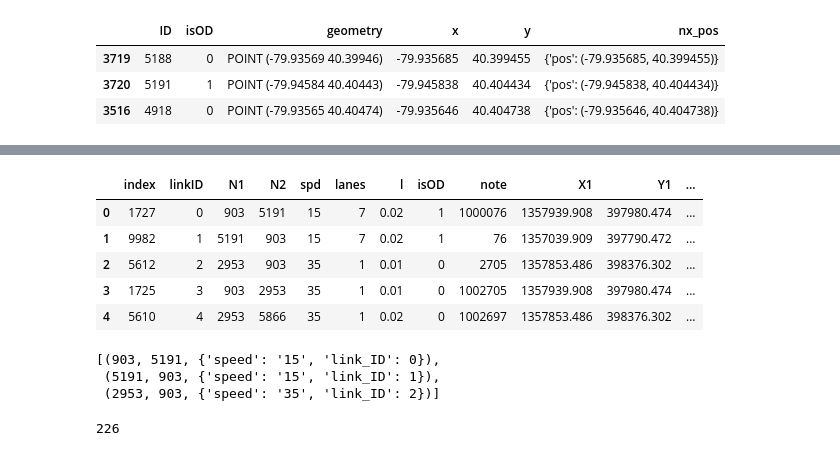
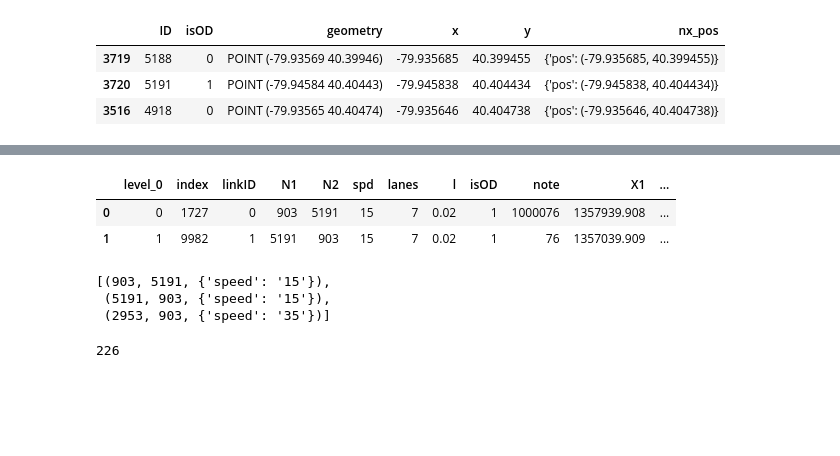
Before and after one commit to lgraff/Multimodal-Accessibility_notebooks, a Jupyter notebook: PGH_network.ipynb, the cells around one changed output, grey strips where cells are left out. Cells and saved outputs as stored; diff of their text form; code cells hidden in the pictures; blank space fills up the shorter version.

```diff
--- a/PGH_network.ipynb
+++ b/PGH_network.ipynb
@@ -291,21 +289,18 @@ edges_clip.head()
 # %%
-edges_clip['nx_speed'] = edges_clip.apply(lambda e: nx_edge_attr('speed', e['spd']), axis=1)
-edges_clip['nx_linkID'] = edges_clip.apply(lambda e: nx_edge_attr('link_ID', e['linkID']), axis=1)
-edges_clip['attr'] = edges_clip.apply(lambda e: merge(e['nx_speed'], e['nx_linkID']), axis=1)
-edges_clip.head()
+edges_clip['attr'] = edges_clip.apply(lambda e: nx_edge_attr('speed', e['spd']), axis=1)
+#edges_clip['nx_linkID'] = edges_clip.apply(lambda e: nx_edge_attr('link_ID', e['linkID']), axis=1)
+#edges_clip['attr'] = edges_clip.apply(lambda e: merge(e['nx_speed'], e['nx_linkID']), axis=1)
+edges_clip.head(2)
 # %% [output]
-|  | index | linkID | N1 | N2 | spd | lanes | l | isOD | note | X1 | Y1 | ... |
-| 0 | 1727 | 0 | 903 | 5191 | 15 | 7 | 0.02 | 1 | 1000076 | 1357939.908 | 397980.474 | ... |
-| 1 | 9982 | 1 | 5191 | 903 | 15 | 7 | 0.02 | 1 | 76 | 1357039.909 | 397790.472 | ... |
-| 2 | 5612 | 2 | 2953 | 903 | 35 | 1 | 0.01 | 0 | 2705 | 1357853.486 | 398376.302 | ... |
-| 3 | 1725 | 3 | 903 | 2953 | 35 | 1 | 0.01 | 0 | 1002705 | 1357939.908 | 397980.474 | ... |
-| 4 | 5610 | 4 | 2953 | 5866 | 35 | 1 | 0.02 | 0 | 1002697 | 1357853.486 | 398376.302 | ... |
+|  | level_0 | index | linkID | N1 | N2 | spd | lanes | l | isOD | note | X1 | ... |
+| 0 | 0 | 1727 | 0 | 903 | 5191 | 15 | 7 | 0.02 | 1 | 1000076 | 1357939.908 | ... |
+| 1 | 1 | 9982 | 1 | 5191 | 903 | 15 | 7 | 0.02 | 1 | 76 | 1357039.909 | ... |
 # %%
 # only include edges if the nodes they connect are also in the nodes of the graph
 graph_edges = prune_edges(G_base, edges_clip)
 graph_edges[:3]
 # %% [output]
-[(903, 5191, {'speed': '15', 'link_ID': 0}),
- (5191, 903, {'speed': '15', 'link_ID': 1}),
- (2953, 903, {'speed': '35', 'link_ID': 2})]
+[(903, 5191, {'speed': '15'}),
+ (5191, 903, {'speed': '15'}),
+ (2953, 903, {'speed': '35'})]
 # %%
```
Also changed, not shown: parts of 19 cells of this notebook.
